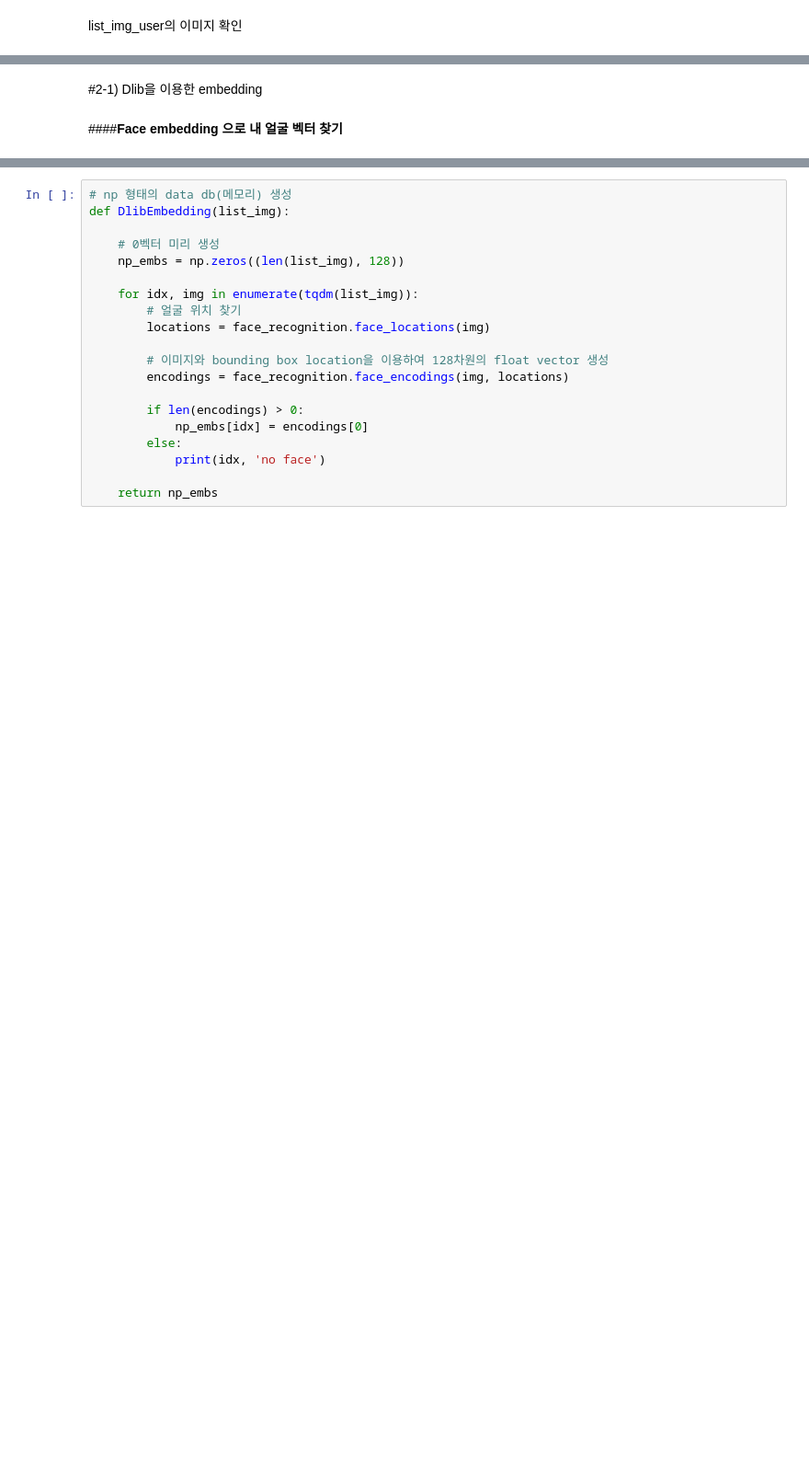
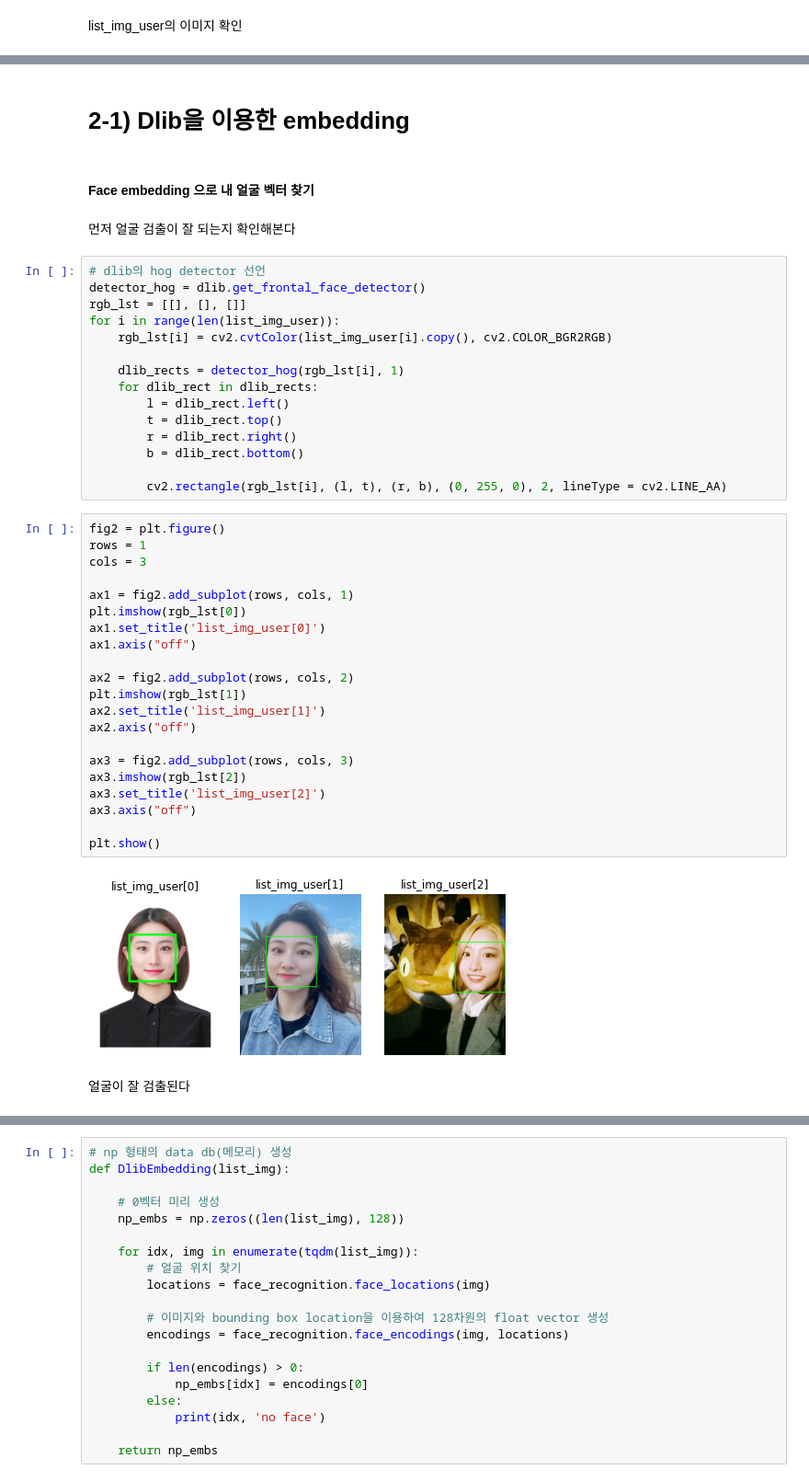
Before and after one commit to heewonyang99/Facedetection, a Jupyter notebook: hw2_face_detection_1914022_양희원.ipynb, the cells around one changed output, grey strips where cells are left out. Shown at 92% size. Drawn from its saved outputs; the diff is of its cells as text; blank space fills up the shorter version.

```diff
--- a/hw2_face_detection_1914022_양희원.ipynb
+++ b/hw2_face_detection_1914022_양희원.ipynb
@@ -176,5 +180,47 @@ plt.show()
 # %% [markdown]
-#2-1) Dlib을 이용한 embedding
+# 2-1) Dlib을 이용한 embedding
 # %% [markdown]
-####**Face embedding 으로 내 얼굴 벡터 찾기**
+#### Face embedding 으로 내 얼굴 벡터 찾기
+# %% [markdown]
+먼저 얼굴 검출이 잘 되는지 확인해본다
+# %%
+# dlib의 hog detector 선언
+detector_hog = dlib.get_frontal_face_detector()
+rgb_lst = [[], [], []]
+for i in range(len(list_img_user)):
+    rgb_lst[i] = cv2.cvtColor(list_img_user[i].copy(), cv2.COLOR_BGR2RGB)
+
+    dlib_rects = detector_hog(rgb_lst[i], 1)
+    for dlib_rect in dlib_rects:
+        l = dlib_rect.left()
+        t = dlib_rect.top()
+        r = dlib_rect.right()
+        b = dlib_rect.bottom()
+
+        cv2.rectangle(rgb_lst[i], (l, t), (r, b), (0, 255, 0), 2, lineType = cv2.LINE_AA)
+# %%
+fig2 = plt.figure()
+rows = 1
+cols = 3
+
+ax1 = fig2.add_subplot(rows, cols, 1)
+plt.imshow(rgb_lst[0])
+ax1.set_title('list_img_user[0]')
+ax1.axis("off")
+
+ax2 = fig2.add_subplot(rows, cols, 2)
+plt.imshow(rgb_lst[1])
+ax2.set_title('list_img_user[1]')
+ax2.axis("off")
+
+ax3 = fig2.add_subplot(rows, cols, 3)
+ax3.imshow(rgb_lst[2])
+ax3.set_title('list_img_user[2]')
+ax3.axis("off")
+
+plt.show()
+# %% [output]
+[figure, added]
+# %% [markdown]
+얼굴이 잘 검출된다
 # %% [markdown]
```
Also changed, not shown: parts of 26 cells of this notebook.
